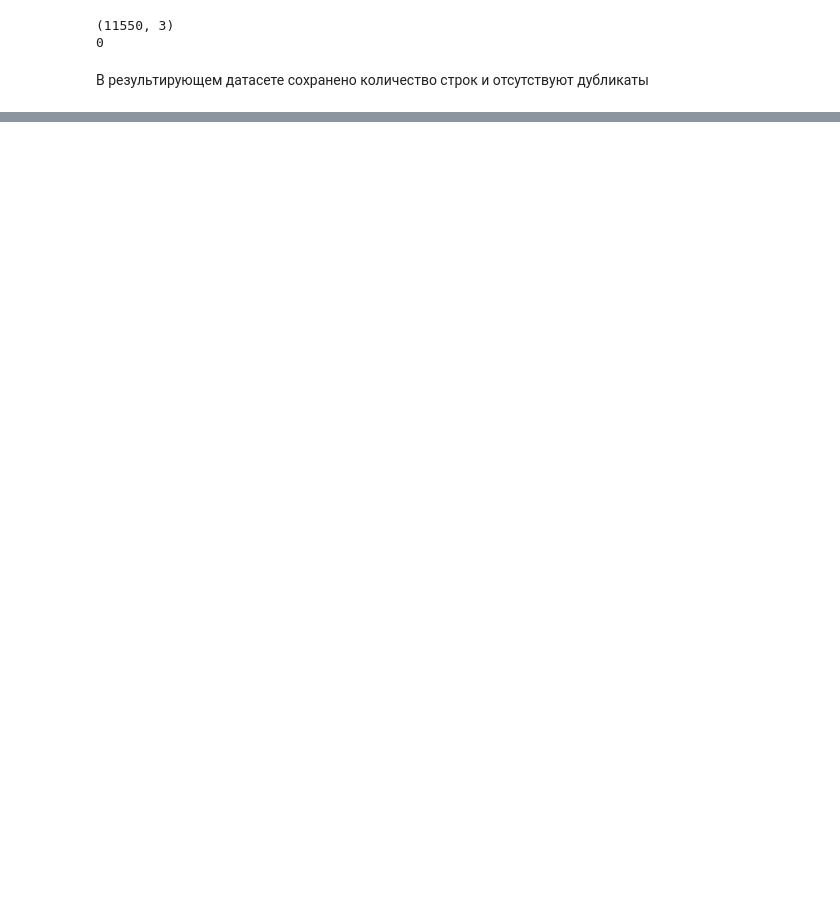
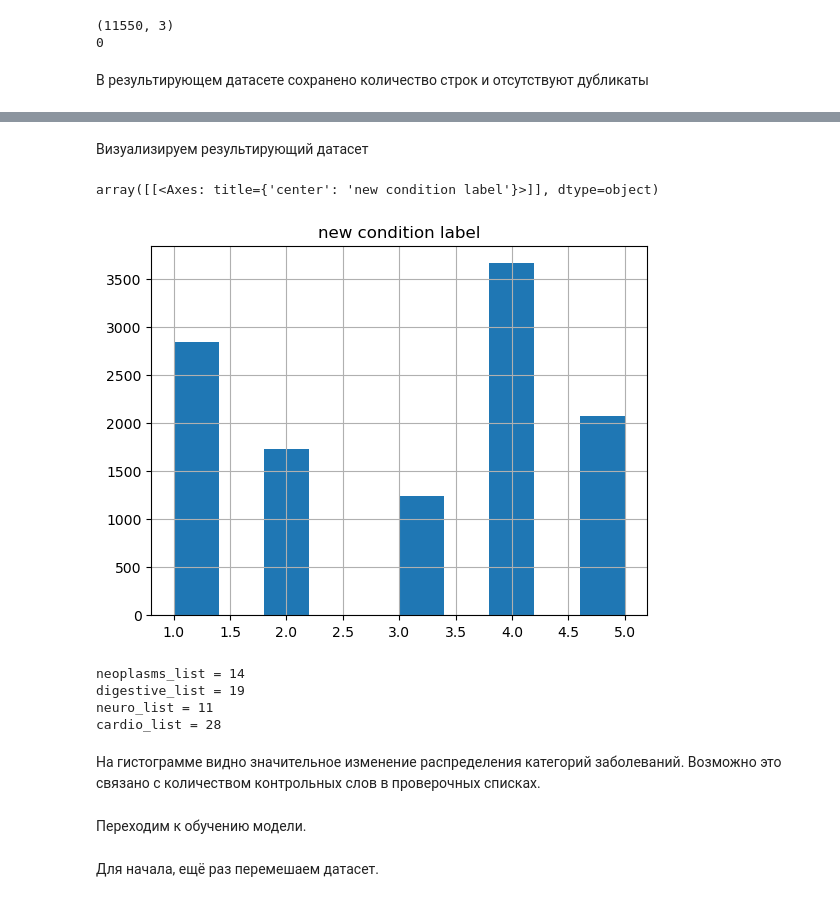
Before and after one commit to BespilotNick/Data-collection-and-markup, a Jupyter notebook: Seminar_9/Hometask_9.ipynb, the cells around one changed output, grey strips where cells are left out. Saved outputs shown, nothing was run; the diff lists cells and outputs as text; code cells hidden in the pictures; blank space fills up the shorter version.

```diff
--- a/Seminar_9/Hometask_9.ipynb
+++ b/Seminar_9/Hometask_9.ipynb
@@ -243,0 +244,20 @@ df_common.head()
+# %% [markdown]
+Визуализируем результирующий датасет
+# %%
+df_common.hist()
+# %% [output]
+array([[<Axes: title={'center': 'new condition label'}>]], dtype=object)
+[figure, added]
+# %%
+print(f'neoplasms_list = {len(neoplasms_list)}\ndigestive_list = {len(digestive_list)}\nneuro_list = {len(neuro_list)}\ncardio_list = {len(cardio_list)}')
+# %% [output]
+neoplasms_list = 14
+digestive_list = 19
+neuro_list = 11
+cardio_list = 28
+# %% [markdown]
+На гистограмме видно значительное изменение распределения категорий заболеваний. Возможно это связано с количеством контрольных слов в проверочных списках.
+# %% [markdown]
+Переходим к обучению модели.
+# %% [markdown]
+Для начала, ещё раз перемешаем датасет.
```
Also changed, not shown: parts of 21 cells of this notebook, 1 other file.
